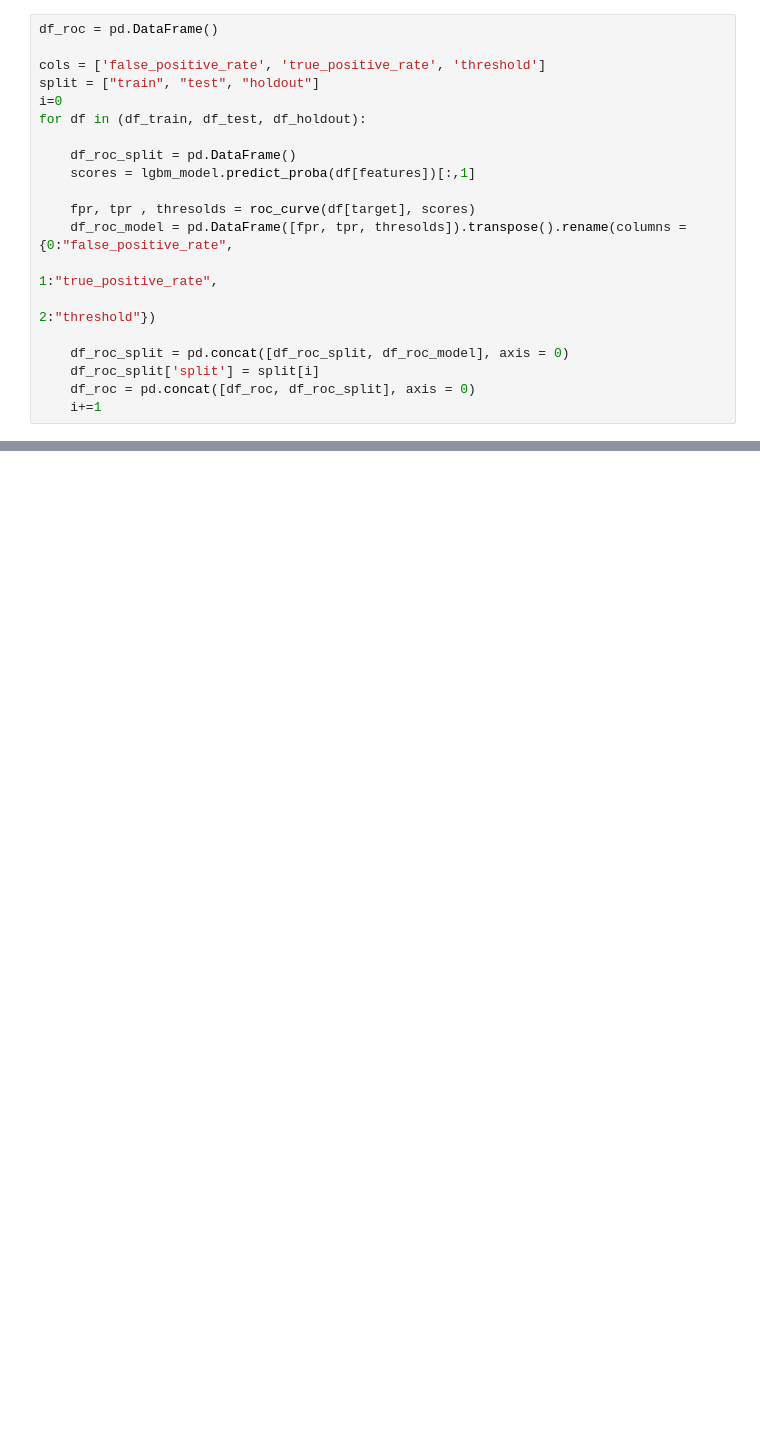
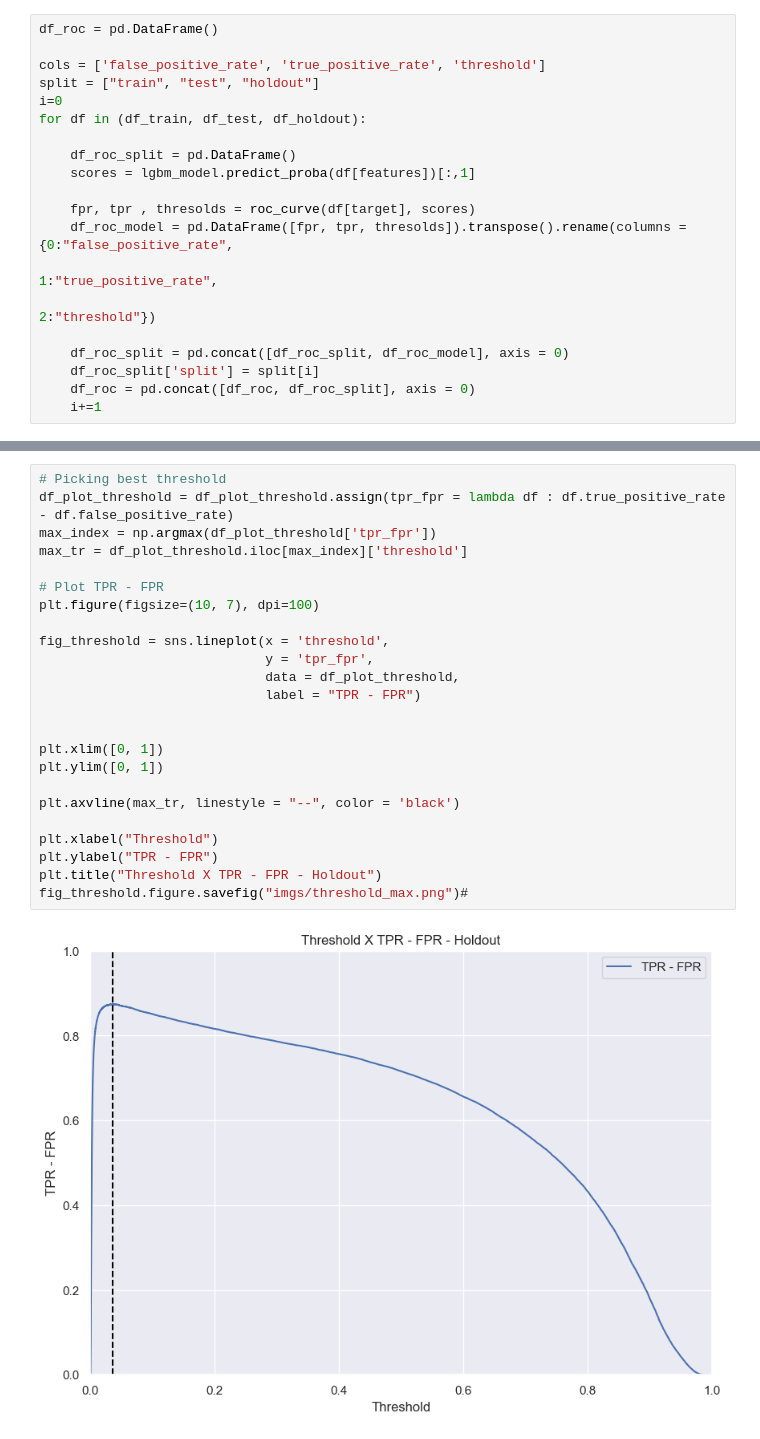
Before and after one commit to yuri-gilferreira/watershed-challenge, a Jupyter notebook: watershed_challenge.ipynb, the cells around one changed output, grey strips where cells are left out. Saved outputs shown, nothing was run; the diff lists cells and outputs as text; blank space fills up the shorter version.

Commit message:
optimal threshold

```diff
--- a/watershed_challenge.ipynb
+++ b/watershed_challenge.ipynb
@@ -581,0 +582,26 @@ fig_threshold.figure.savefig("imgs/threshold.png")
+# %%
+# Picking best threshold
+df_plot_threshold = df_plot_threshold.assign(tpr_fpr = lambda df : df.true_positive_rate - df.false_positive_rate)
+max_index = np.argmax(df_plot_threshold['tpr_fpr'])
+max_tr = df_plot_threshold.iloc[max_index]['threshold']
+
+# Plot TPR - FPR
+plt.figure(figsize=(10, 7), dpi=100)
+
+fig_threshold = sns.lineplot(x = 'threshold',
+                             y = 'tpr_fpr',
+                             data = df_plot_threshold,
+                             label = "TPR - FPR")
+
+
+plt.xlim([0, 1])
+plt.ylim([0, 1])
+
+plt.axvline(max_tr, linestyle = "--", color = 'black')
+
+plt.xlabel("Threshold")
+plt.ylabel("TPR - FPR")
+plt.title("Threshold X TPR - FPR - Holdout")
+fig_threshold.figure.savefig("imgs/threshold_max.png")#
+# %% [output]
+[figure, added]
```
Also changed, not shown: parts of 23 cells of this notebook, 3 other files.
